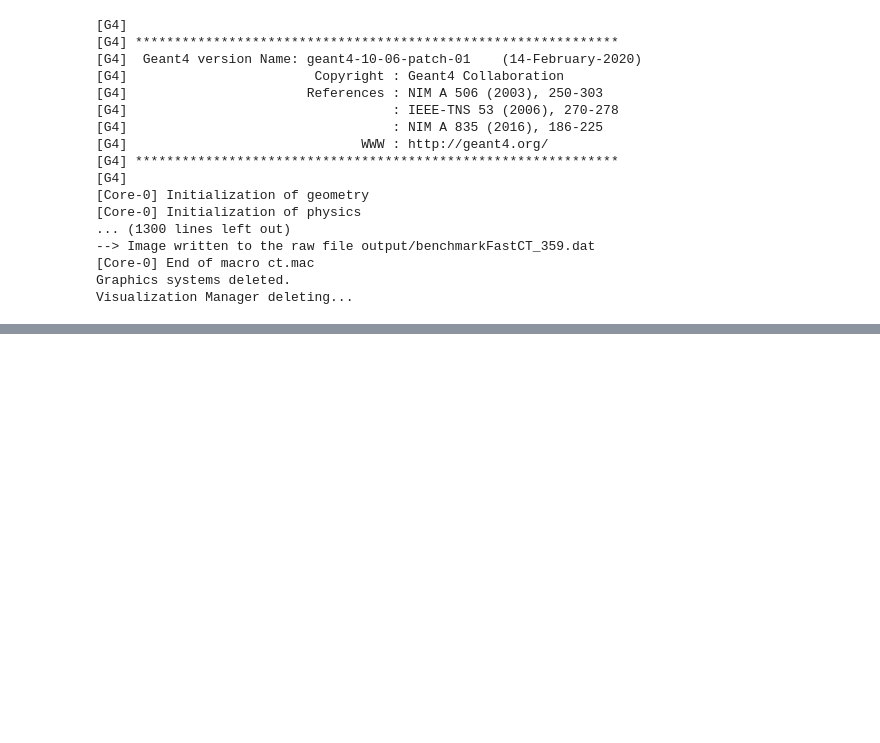
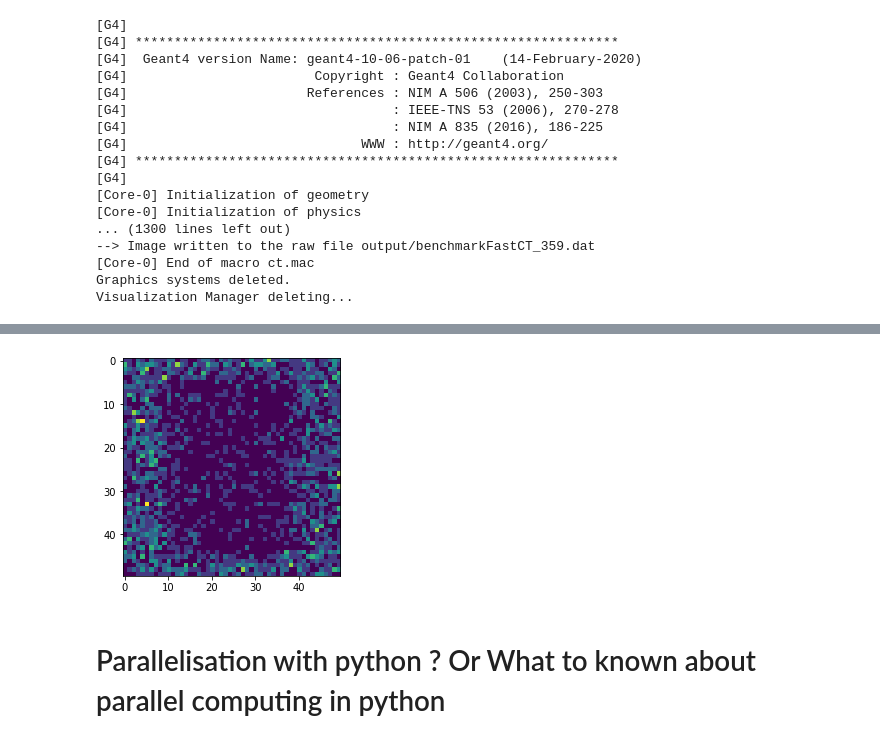
Before and after one commit to m-dupont/gate-python-training, a Jupyter notebook: parallelisation/parallelisation.ipynb, the cells around one changed output, grey strips where cells are left out. Saved outputs shown, nothing was run; the diff lists cells and outputs as text; code cells hidden in the pictures; blank space fills up the shorter version.

```diff
--- a/parallelisation/parallelisation.ipynb
+++ b/parallelisation/parallelisation.ipynb
@@ -44,0 +308,9 @@ Visualization Manager deleting...
+# %%
+ret = df.groupby('runID').apply(make_image)
+stack = np.stack(ret)
+# %%
+plt.imshow(stack[0]);
+# %% [output]
+[figure, added]
+# %% [markdown]
+# Parallelisation with python ? Or What to known about parallel computing in python
```
Also changed, not shown: parts of 119 cells of this notebook, 2 other files.
